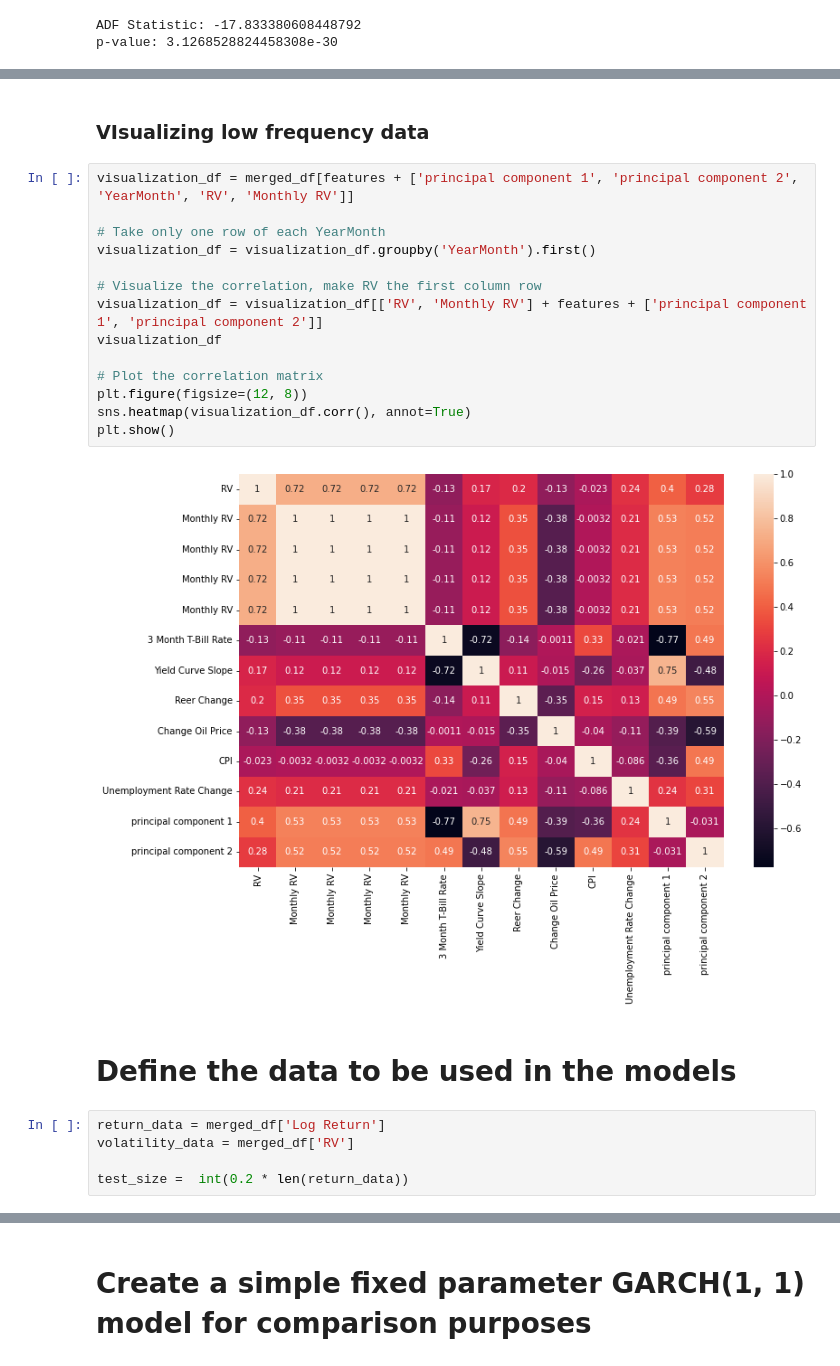
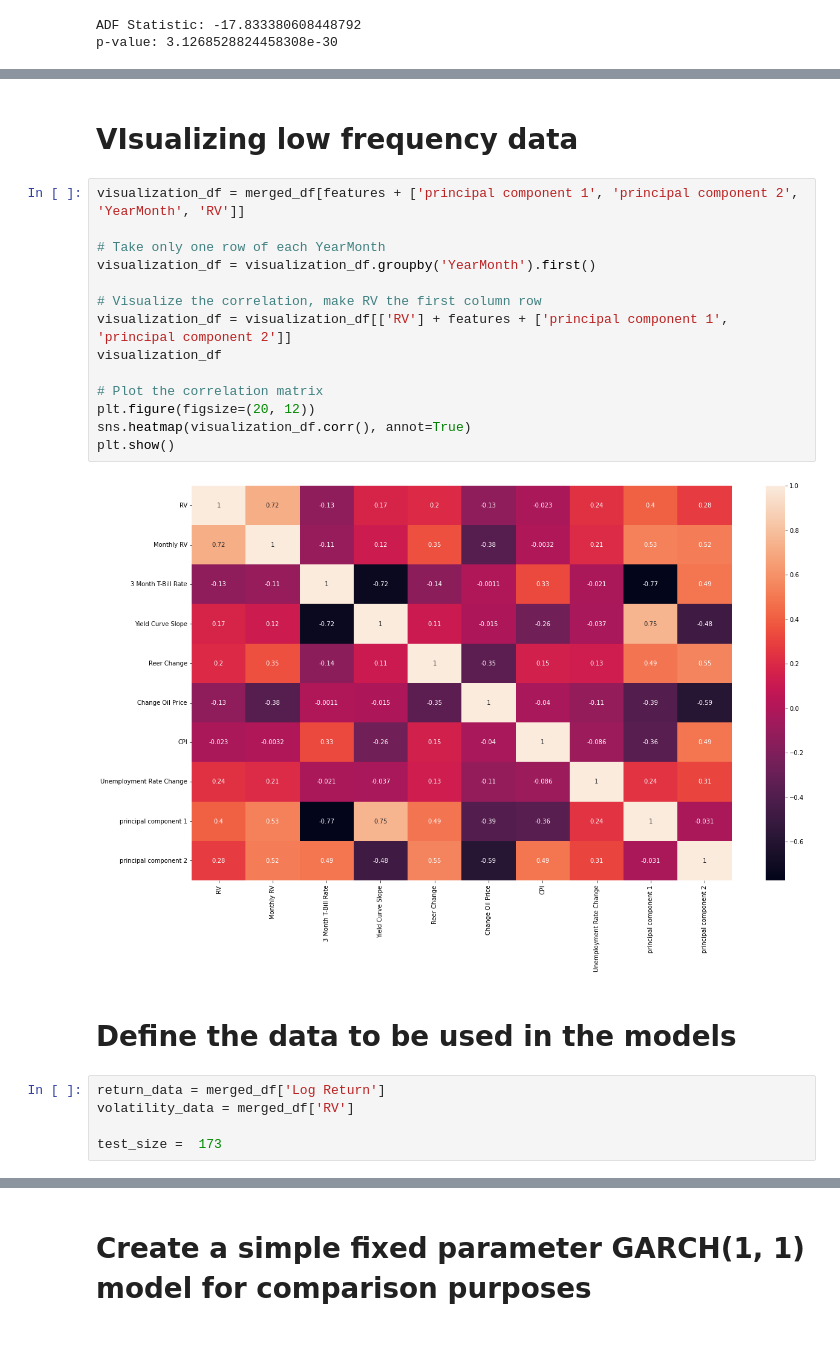
Before and after one commit to setamies/volatility-modeling, a Jupyter notebook: main.ipynb, the cells around one changed output, grey strips where cells are left out. Drawn from its saved outputs; the diff is of its cells as text.

Commit message:
Updated R-models and visualizations

```diff
--- a/main.ipynb
+++ b/main.ipynb
@@ -349,28 +353,28 @@ p-value: 3.1268528824458308e-30
 # %% [markdown]
-### VIsualizing low frequency data
+# VIsualizing low frequency data
 # %%
-visualization_df = merged_df[features + ['principal component 1', 'principal component 2', 'YearMonth', 'RV', 'Monthly RV']]
+visualization_df = merged_df[features + ['principal component 1', 'principal component 2', 'YearMonth', 'RV']]
 
 # Take only one row of each YearMonth
 visualization_df = visualization_df.groupby('YearMonth').first()
 
 # Visualize the correlation, make RV the first column row
-visualization_df = visualization_df[['RV', 'Monthly RV'] + features + ['principal component 1', 'principal component 2']]
+visualization_df = visualization_df[['RV'] + features + ['principal component 1', 'principal component 2']]
 visualization_df
 
 # Plot the correlation matrix
-plt.figure(figsize=(12, 8))
+plt.figure(figsize=(20, 12))
 sns.heatmap(visualization_df.corr(), annot=True)
 plt.show()
 # %% [output]
-[figure, old version]
+[figure, new version]
 # %% [markdown]
 # Define the data to be used in the models
 # %%
 return_data = merged_df['Log Return']
 volatility_data = merged_df['RV']
 
-test_size =  int(0.2 * len(return_data))
+test_size =  173
 # %%
 # Create a GARCH(1, 1) model, first train it on train data, then test on test data
 
```
Also changed, not shown: parts of 28 cells of this notebook, 9 other files.
